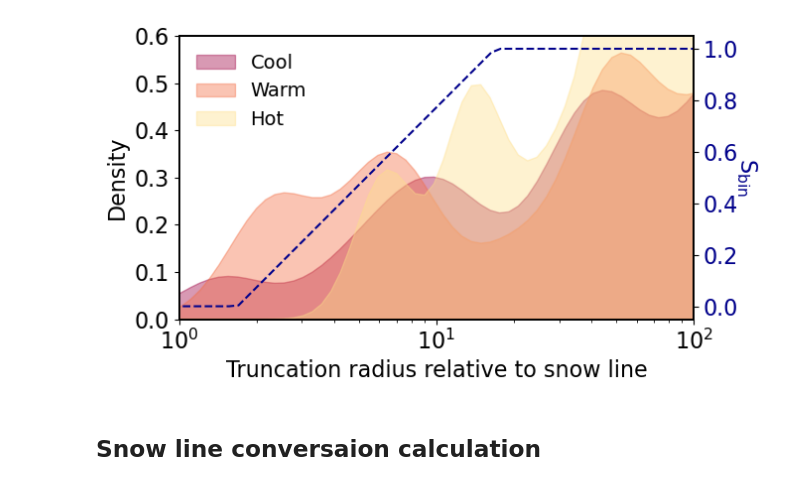
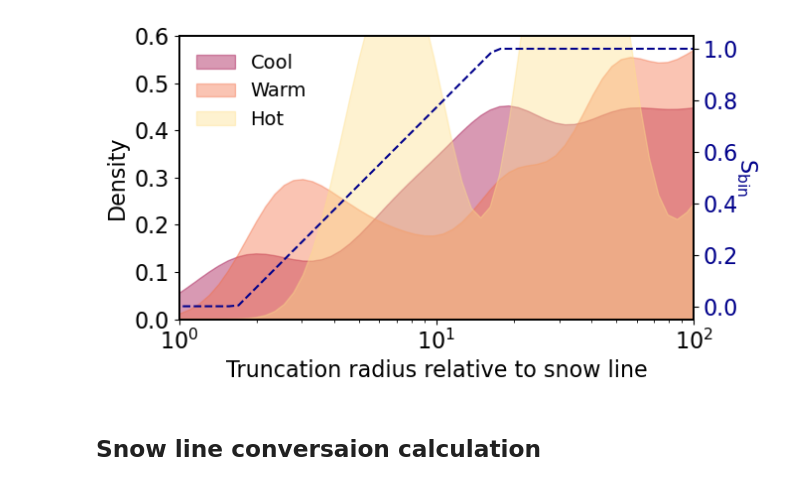
Before and after one commit to ernewton/importance_of_binarity, a Jupyter notebook: 2.5 Suppression laws and overview plots.ipynb, the cells around one changed output. Drawn from its saved outputs; the diff is of its cells as text; code cells hidden in the pictures.

```diff
--- a/2.5 Suppression laws and overview plots.ipynb
+++ b/2.5 Suppression laws and overview plots.ipynb
@@ -28,14 +28,8 @@ from sbin.suppression_utilities import suppression_factor_snow, a_to_snow
 # %%
 with open("filtered_data.pkl", "rb") as f:
     data = pickle.load(f)
-    db_filtered = data["db_filtered"]
-    rad_good = data["db_rad_good"]
-    tb_filtered = data["tb_filtered"]
+    db_filtered = data["binaries_filtered"]
     kois_filtered_cc = data[ "kois_filtered_cc"]
-    kois_cc_rad_good = data[ "kois_rad_good_cc"]
-    kois_filtered_conf = data["kois_filtered_conf"]
-    cks_filtered = data["cks_filtered"]
-    cks_rad_good = data["cks_rad_good"]
 # %%
 nbins = 20
 histrange = (3000,7000)
@@ -284,8 +252,8 @@ S_values = suppression_factor_snow(a_values, star_teff=5800.)
 # First axis -- histogram of planet radii
 # ----------------------------------------------
 
-x = tb_filtered['DiskAU']/tb_filtered['SnowAU']
-col = tb_filtered['teff']
+x = db_filtered['DiskAU']/db_filtered['SnowAU']
+col = db_filtered['steff_adopt']
 
 # define the samples
 cool = x[col<5000]
@@ -304,34 +272,34 @@ ax1.set_xscale('log') # Set the x-axis to logarithmic scale
 ax1.set_ylabel('Density', color='k')
 ax1.tick_params(axis='y', labelcolor='k')
 
 ax1.set_xlabel('Truncation radius relative to snow line')
 plt.legend(edgecolor='None', facecolor='w', loc='upper left')
 plt.ylim(0,0.6)
 
 
 # ----------------------------------------------
 # Second axis -- the suppression equation
 # ----------------------------------------------
 
 ax2 = ax1.twinx()
 
 ax2.plot(a_to_snow(a_values), S_values, color='darkblue', linestyle='--', label='Suppression Factor')
 #ax2.plot(a_values, S_values2, color='darkblue', linestyle='--', label='Suppression Factor')
 ax2.tick_params(axis='y', labelcolor='darkblue')
 
 ax2.set_ylabel('$S_\mathrm{bin}$', rotation=270, color='darkblue', labelpad=15)
 
 
 # ----------------------------------------------
 # Adjust and save
 # ----------------------------------------------
 
 plt.xscale('log')
 plt.xlim(1,100)
 plt.tight_layout()
 plt.savefig('overview-snow.png')
 # %% [output]
-[figure, old version]
+[figure, new version]
 # %% [markdown]
 ## Snow line conversaion calculation
 # %%
```
Also changed, not shown: parts of 4 cells of this notebook, 8 other files.
